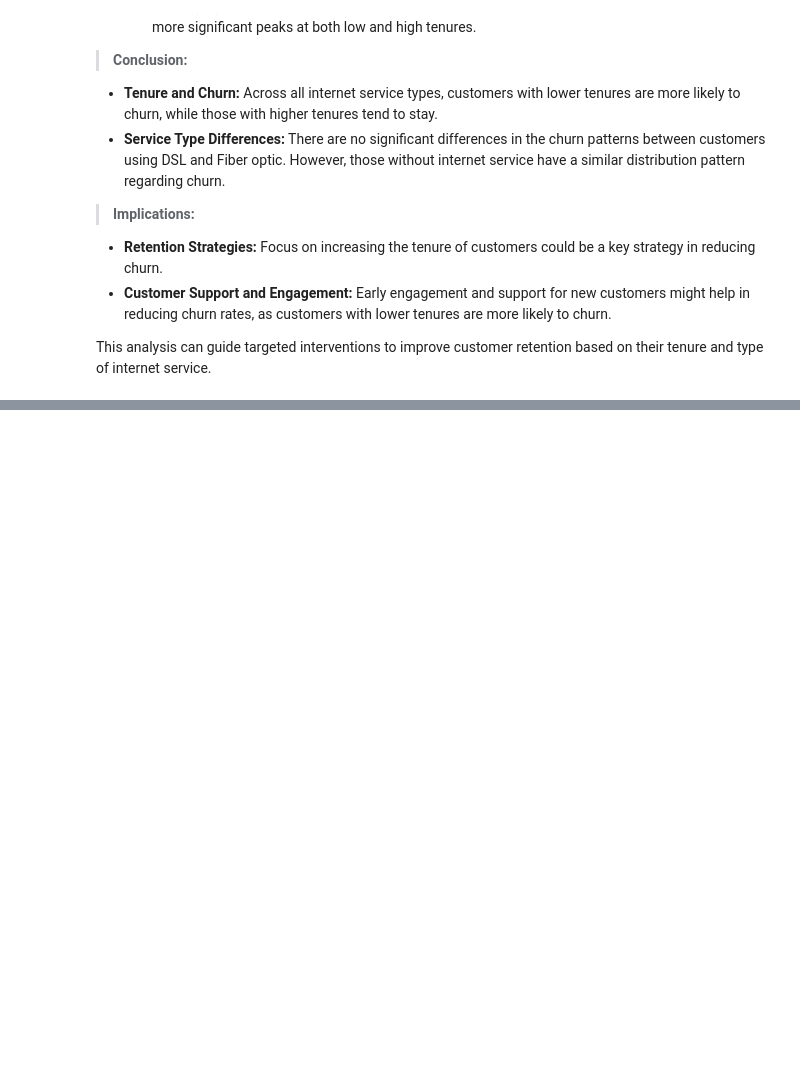
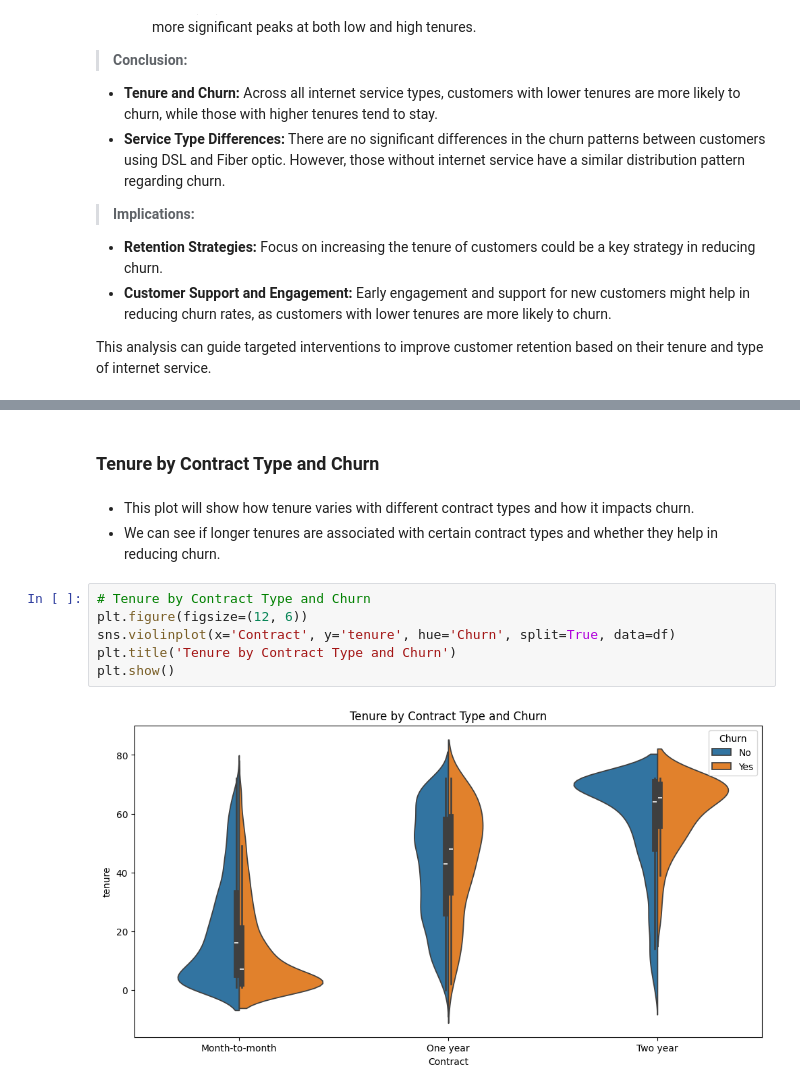
Before and after one commit to Tejeswar001/BootCamp-Jun-2024, a Jupyter notebook: Analysis/Customer_churn_analysis_PROJECT_2.ipynb, the cells around one changed output, grey strips where cells are left out. Drawn from its saved outputs; the diff is of its cells as text; blank space fills up the shorter version.

```diff
--- a/Analysis/Customer_churn_analysis_PROJECT_2.ipynb
+++ b/Analysis/Customer_churn_analysis_PROJECT_2.ipynb
@@ -688,0 +767,13 @@ This analysis can guide targeted interventions to improve customer retention bas
+# %% [markdown]
+### Tenure by Contract Type and Churn
+# %% [markdown]
+- This plot will show how tenure varies with different contract types and how it impacts churn.
+- We can see if longer tenures are associated with certain contract types and whether they help in reducing churn.
+# %%
+# Tenure by Contract Type and Churn
+plt.figure(figsize=(12, 6))
+sns.violinplot(x='Contract', y='tenure', hue='Churn', split=True, data=df)
+plt.title('Tenure by Contract Type and Churn')
+plt.show()
+# %% [output]
+[figure, added]
```
Also changed, not shown: parts of 8 cells of this notebook.
